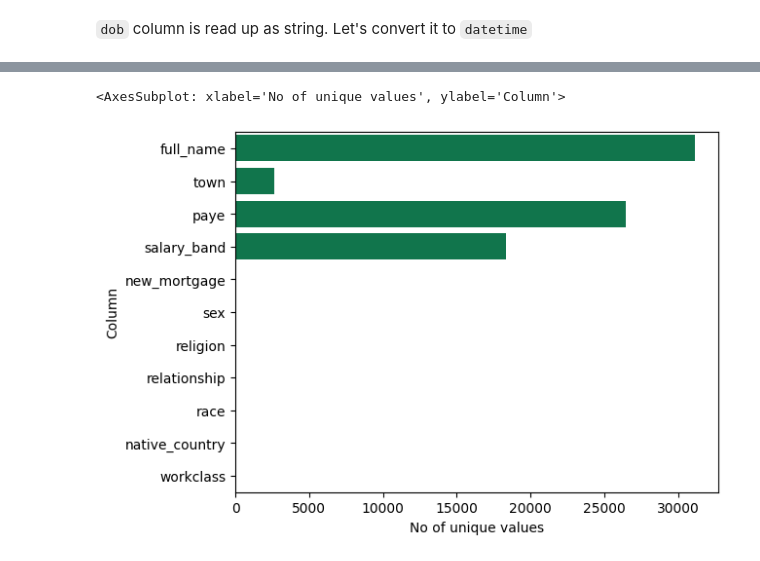
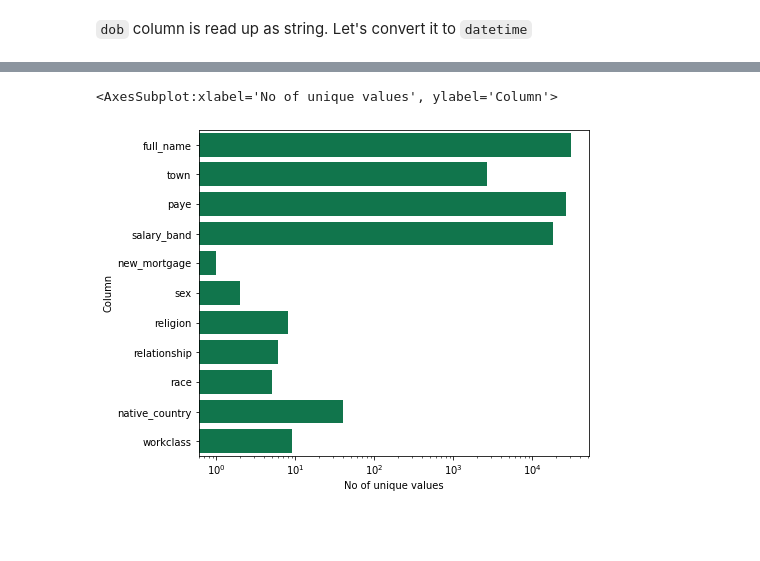
Before and after one commit to GaborJenei/macaroni, a Jupyter notebook: notebooks/0_Discovery.ipynb, the cells around one changed output, grey strips where cells are left out. Cells and saved outputs as stored; diff of their text form; code cells hidden in the pictures; blank space fills up the shorter version.

Commit message:
update data discover

```diff
--- a/notebooks/0_Discovery.ipynb
+++ b/notebooks/0_Discovery.ipynb
@@ -128,11 +146,16 @@ df_mortgage_cat_cols_cardinality
 # %%
-sns.barplot(df_mortgage_cat_cols_cardinality,
+f, ax = plt.subplots(figsize=(7, 6))
+ax.set_xscale("log")
+
+sns.barplot(data=df_mortgage_cat_cols_cardinality,
             y='Column',
             x='No of unique values',
-            color=cmap.colors[1])
+            orient="h",
+            color=cmap.colors[1],
+            ax=ax)
 # %% [output]
-<AxesSubplot: xlabel='No of unique values', ylabel='Column'>
+<AxesSubplot:xlabel='No of unique values', ylabel='Column'>
-[figure, old version]
+[figure, new version]
 # %%
 sns.displot(df_mortgage['dob'].dt.year, bins=10, color=cmap.colors[1]);
 # %% [output]
```
Also changed, not shown: parts of 33 cells of this notebook.
